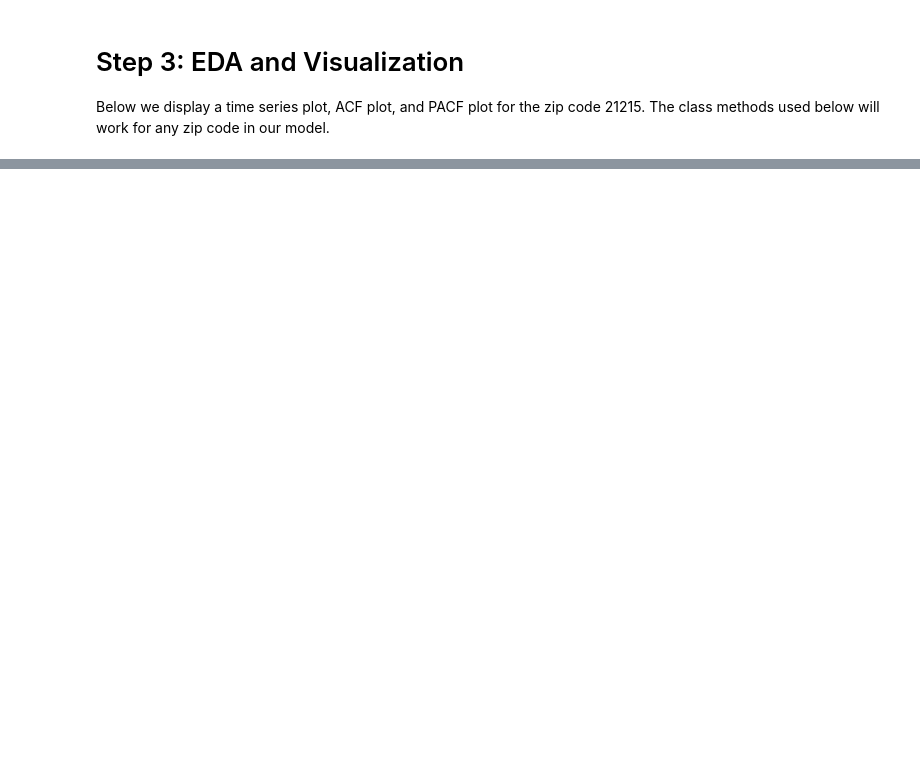
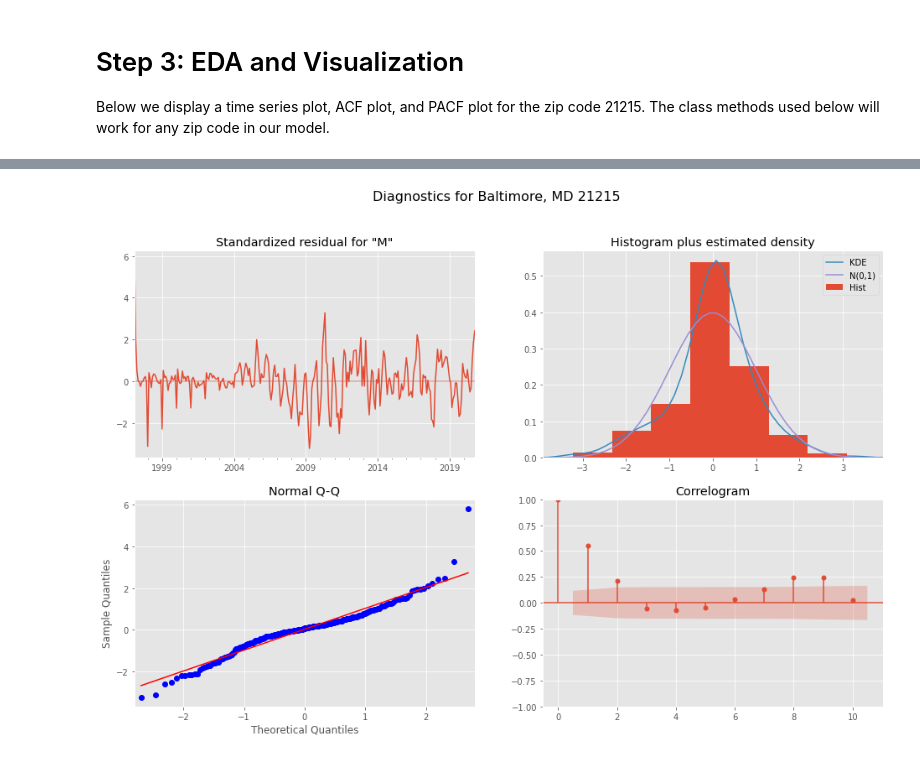
Before and after one commit to sethchart/Baltimore-Real-Estate-Investment, a Jupyter notebook: code/notebook.ipynb, the cells around one changed output, grey strips where cells are left out. Cells and saved outputs as stored; diff of their text form; code cells hidden in the pictures; blank space fills up the shorter version.

```diff
--- a/code/notebook.ipynb
+++ b/code/notebook.ipynb
@@ -327,0 +327,4 @@ model.make_time_series_plot(21215);
+# %%
+model.plot_diagnostics(zip_code);
+# %% [output]
+[figure, added]
```
Also changed, not shown: parts of 30 cells of this notebook.
